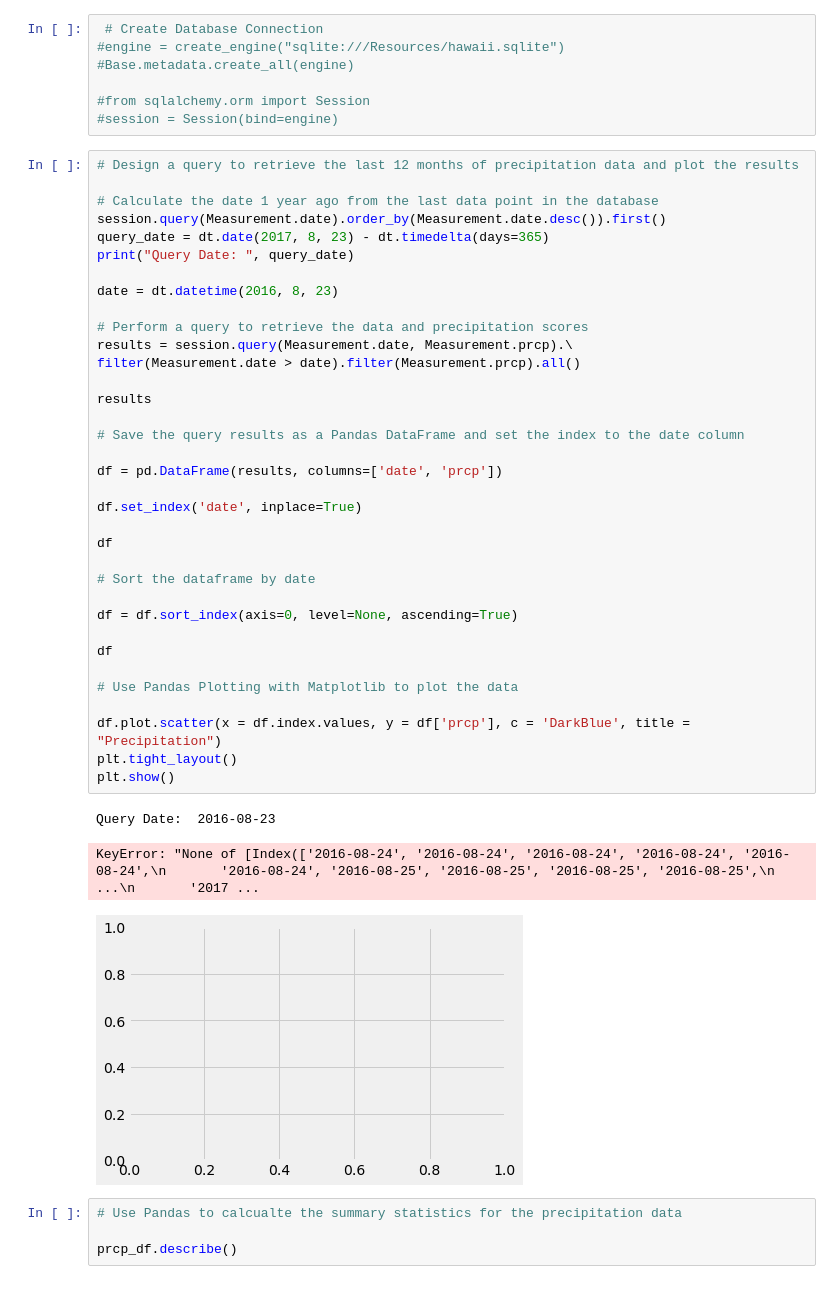
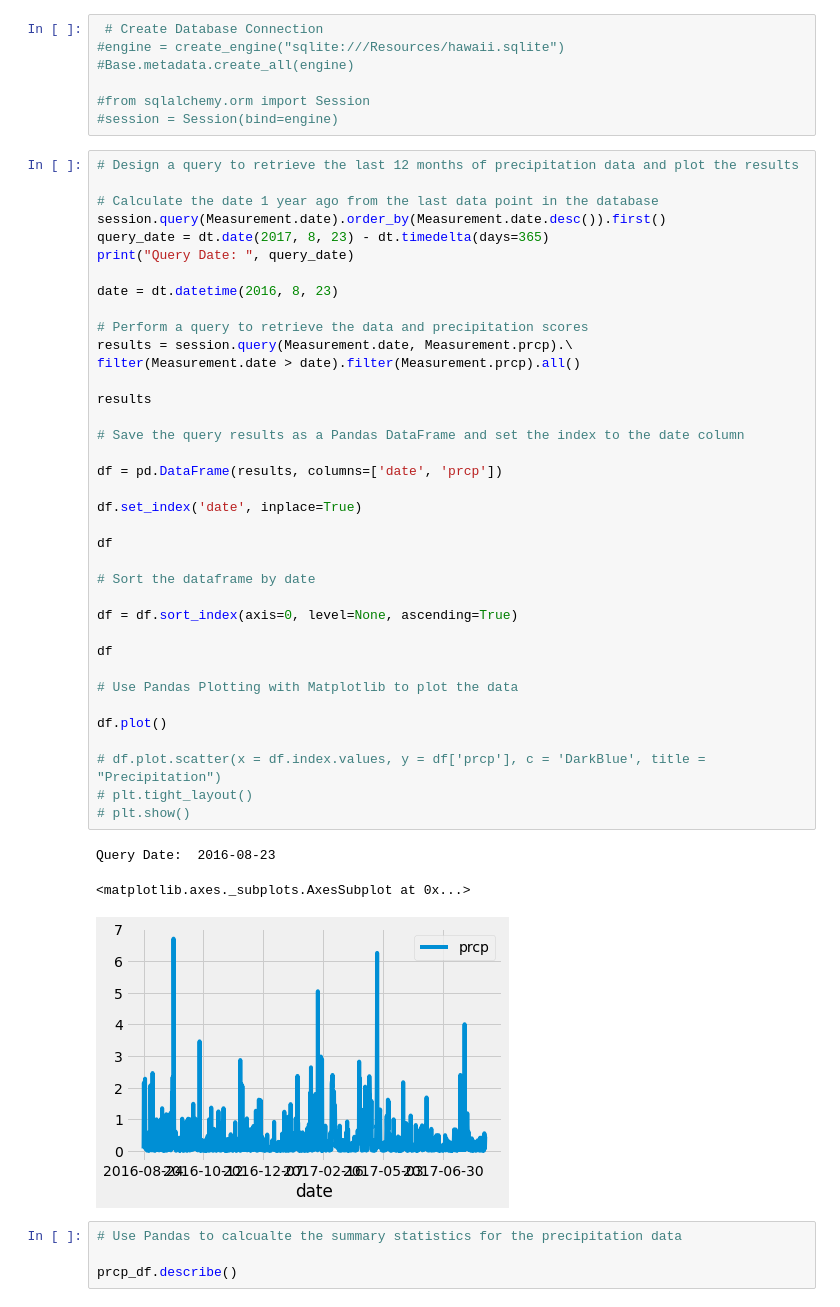
Before and after one commit to DanicaTiegs/sqlalchemy-challenge, a Jupyter notebook: Climate Starter.ipynb, the cells around one changed output. Cells and saved outputs as stored; diff of their text form.

```diff
--- a/Climate Starter.ipynb
+++ b/Climate Starter.ipynb
@@ -104,38 +104,40 @@ from numpy import mean
 session.query(Measurement.date).order_by(Measurement.date.desc()).first()
 query_date = dt.date(2017, 8, 23) - dt.timedelta(days=365)
 print("Query Date: ", query_date)
 
 date = dt.datetime(2016, 8, 23)
 
 # Perform a query to retrieve the data and precipitation scores
 results = session.query(Measurement.date, Measurement.prcp).\
 filter(Measurement.date > date).filter(Measurement.prcp).all()
 
 results
 
 # Save the query results as a Pandas DataFrame and set the index to the date column
 
 df = pd.DataFrame(results, columns=['date', 'prcp'])
 
 df.set_index('date', inplace=True)
 
 df
 
 # Sort the dataframe by date
 
 df = df.sort_index(axis=0, level=None, ascending=True)
 
 df
 
 # Use Pandas Plotting with Matplotlib to plot the data
 
-df.plot.scatter(x = df.index.values, y = df['prcp'], c = 'DarkBlue', title = "Precipitation")
-plt.tight_layout()
-plt.show()
+df.plot()
+
+# df.plot.scatter(x = df.index.values, y = df['prcp'], c = 'DarkBlue', title = "Precipitation")
+# plt.tight_layout()
+# plt.show()
 # %% [output]
 Query Date:  2016-08-23
-KeyError: "None of [Index(['2016-08-24', '2016-08-24', '2016-08-24', '2016-08-24', '2016-08-24',\n       '2016-08-24', '2016-08-25', '2016-08-25', '2016-08-25', '2016-08-25',\n       ...\n       '2017 ...
+<matplotlib.axes._subplots.AxesSubplot at 0x...>
-[figure, old version]
+[figure, new version]
 # %%
 # Use Pandas to calcualte the summary statistics for the precipitation data
 
```
Also changed, not shown: parts of 5 cells of this notebook, 1 other file.
